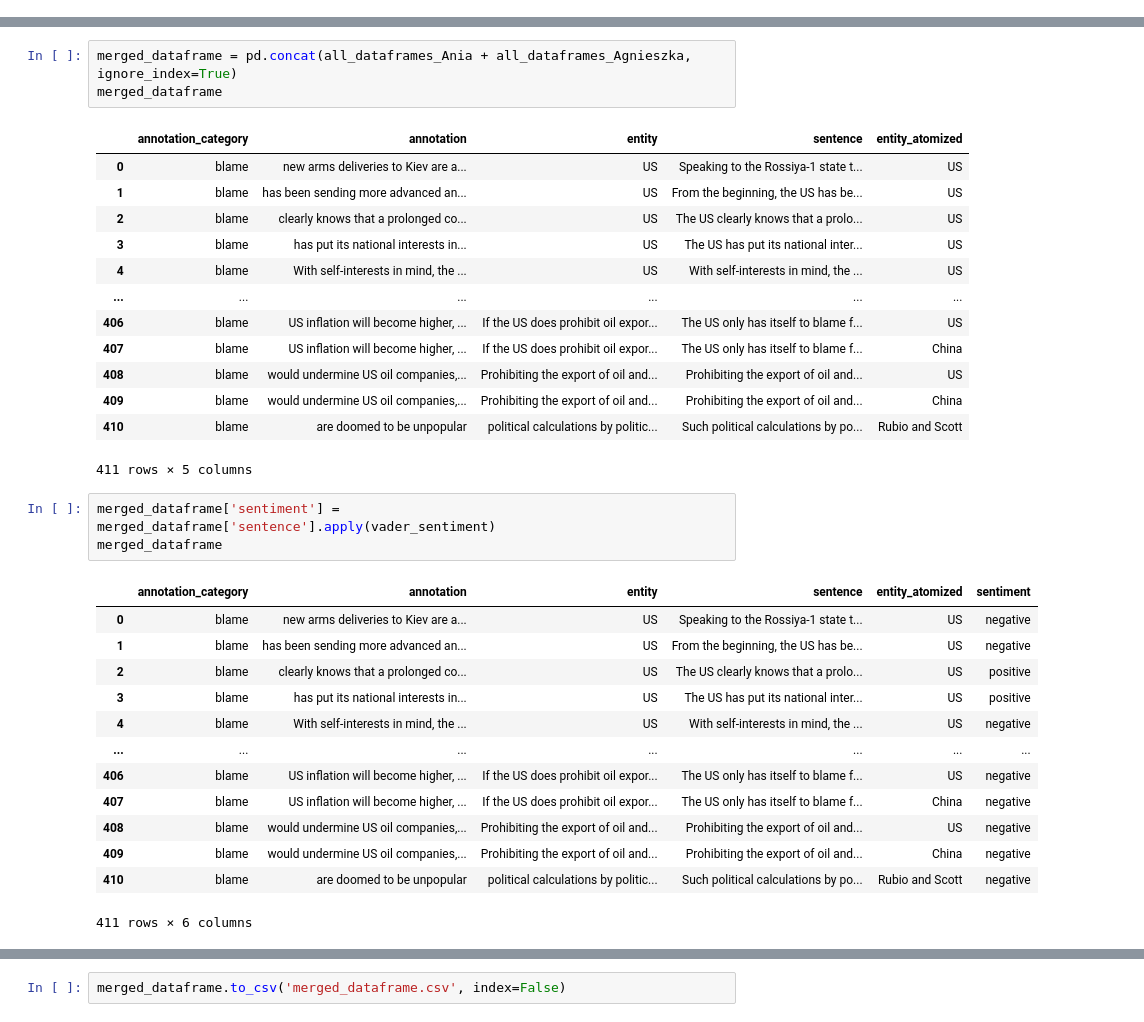
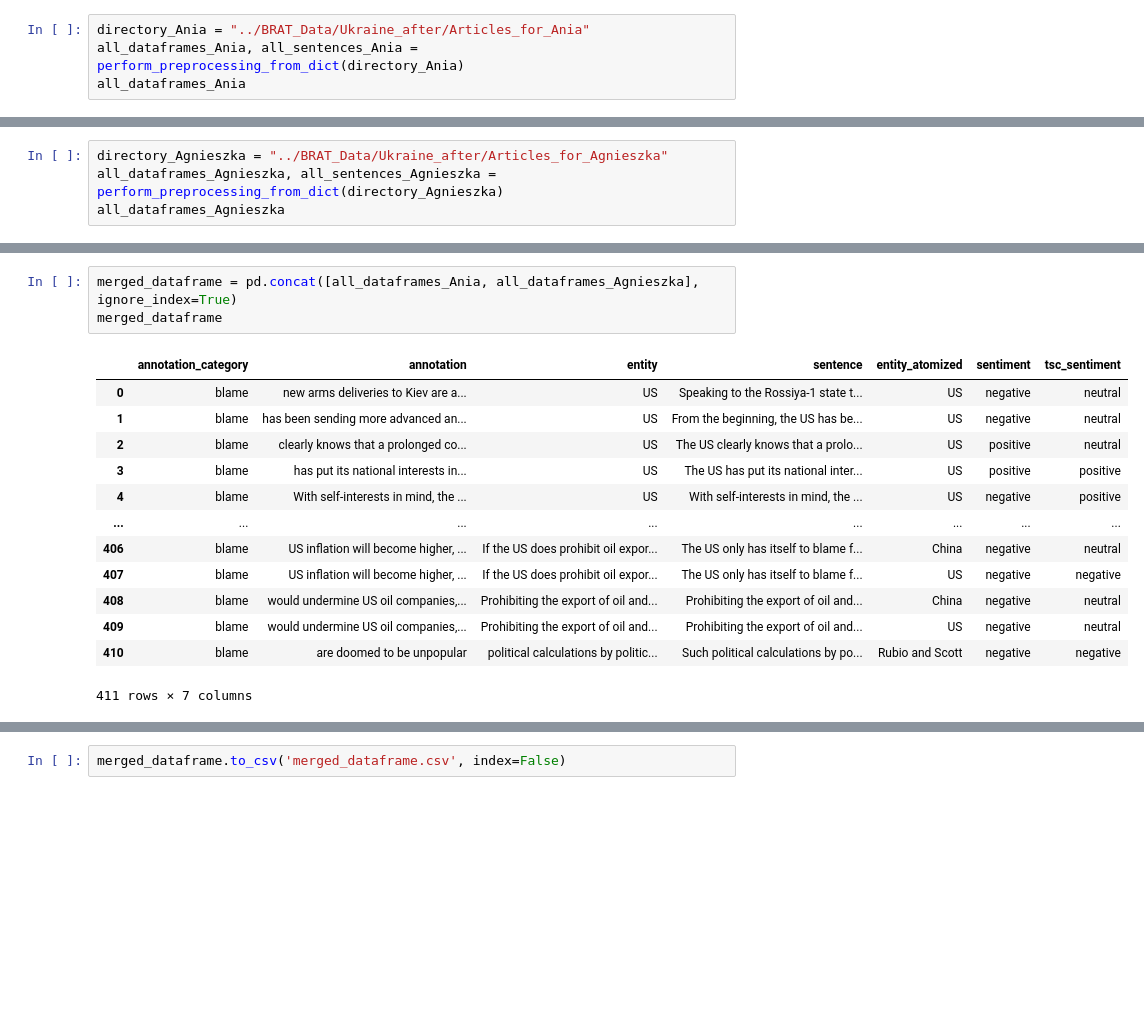
Before and after one commit to szuvarska/BScThesis-TextMiningForPoliticalScience, a Jupyter notebook: BlameAndPraise/model_test.ipynb, the cells around one changed output, grey strips where cells are left out. Cells and saved outputs as stored; diff of their text form; blank space fills up the shorter version.

Commit message:
add upgraded blame&praise model

```diff
--- a/BlameAndPraise/model_test.ipynb
+++ b/BlameAndPraise/model_test.ipynb
@@ -91,0 +10,4 @@ for filename in os.listdir(directory):
+# %%
+directory_Ania = "../BRAT_Data/Ukraine_after/Articles_for_Ania"
+all_dataframes_Ania, all_sentences_Ania = perform_preprocessing_from_dict(directory_Ania)
+all_dataframes_Ania
@@ -91,0 +30,4 @@ for filename in os.listdir(directory):
+# %%
+directory_Agnieszka = "../BRAT_Data/Ukraine_after/Articles_for_Agnieszka"
+all_dataframes_Agnieszka, all_sentences_Agnieszka = perform_preprocessing_from_dict(directory_Agnieszka)
+all_dataframes_Agnieszka
@@ -92,34 +54,17 @@ for filename in os.listdir(directory):
 # %%
-merged_dataframe = pd.concat(all_dataframes_Ania + all_dataframes_Agnieszka, ignore_index=True)
+merged_dataframe = pd.concat([all_dataframes_Ania, all_dataframes_Agnieszka], ignore_index=True)
 merged_dataframe
 # %% [output]
-|  | annotation_category | annotation | entity | sentence | entity_atomized |
-| 0 | blame | new arms deliveries to Kiev are a... | US | Speaking to the Rossiya-1 state t... | US |
-| 1 | blame | has been sending more advanced an... | US | From the beginning, the US has be... | US |
-| 2 | blame | clearly knows that a prolonged co... | US | The US clearly knows that a prolo... | US |
-| 3 | blame | has put its national interests in... | US | The US has put its national inter... | US |
-| 4 | blame | With self-interests in mind, the ... | US | With self-interests in mind, the ... | US |
-| ... | ... | ... | ... | ... | ... |
-| 406 | blame | US inflation will become higher, ... | If the US does prohibit oil expor... | The US only has itself to blame f... | US |
-| 407 | blame | US inflation will become higher, ... | If the US does prohibit oil expor... | The US only has itself to blame f... | China |
-| 408 | blame | would undermine US oil companies,... | Prohibiting the export of oil and... | Prohibiting the export of oil and... | US |
-| 409 | blame | would undermine US oil companies,... | Prohibiting the export of oil and... | Prohibiting the export of oil and... | China |
-| 410 | blame | are doomed to be unpopular | political calculations by politic... | Such political calculations by po... | Rubio and Scott |
+|  | annotation_category | annotation | entity | sentence | entity_atomized | sentiment | tsc_sentiment |
+| 0 | blame | new arms deliveries to Kiev are a... | US | Speaking to the Rossiya-1 state t... | US | negative | neutral |
+| 1 | blame | has been sending more advanced an... | US | From the beginning, the US has be... | US | negative | neutral |
+| 2 | blame | clearly knows that a prolonged co... | US | The US clearly knows that a prolo... | US | positive | neutral |
+| 3 | blame | has put its national interests in... | US | The US has put its national inter... | US | positive | positive |
+| 4 | blame | With self-interests in mind, the ... | US | With self-interests in mind, the ... | US | negative | positive |
+| ... | ... | ... | ... | ... | ... | ... | ... |
+| 406 | blame | US inflation will become higher, ... | If the US does prohibit oil expor... | The US only has itself to blame f... | China | negative | neutral |
+| 407 | blame | US inflation will become higher, ... | If the US does prohibit oil expor... | The US only has itself to blame f... | US | negative | negative |
+| 408 | blame | would undermine US oil companies,... | Prohibiting the export of oil and... | Prohibiting the export of oil and... | China | negative | neutral |
+| 409 | blame | would undermine US oil companies,... | Prohibiting the export of oil and... | Prohibiting the export of oil and... | US | negative | neutral |
+| 410 | blame | are doomed to be unpopular | political calculations by politic... | Such political calculations by po... | Rubio and Scott | negative | negative |
-411 rows × 5 columns
+411 rows × 7 columns
-# %%
-merged_dataframe['sentiment'] = merged_dataframe['sentence'].apply(vader_sentiment)
-merged_dataframe
-# %% [output]
-|  | annotation_category | annotation | entity | sentence | entity_atomized | sentiment |
-| 0 | blame | new arms deliveries to Kiev are a... | US | Speaking to the Rossiya-1 state t... | US | negative |
-| 1 | blame | has been sending more advanced an... | US | From the beginning, the US has be... | US | negative |
-| 2 | blame | clearly knows that a prolonged co... | US | The US clearly knows that a prolo... | US | positive |
-| 3 | blame | has put its national interests in... | US | The US has put its national inter... | US | positive |
-| 4 | blame | With self-interests in mind, the ... | US | With self-interests in mind, the ... | US | negative |
-| ... | ... | ... | ... | ... | ... | ... |
-| 406 | blame | US inflation will become higher, ... | If the US does prohibit oil expor... | The US only has itself to blame f... | US | negative |
-| 407 | blame | US inflation will become higher, ... | If the US does prohibit oil expor... | The US only has itself to blame f... | China | negative |
-| 408 | blame | would undermine US oil companies,... | Prohibiting the export of oil and... | Prohibiting the export of oil and... | US | negative |
-| 409 | blame | would undermine US oil companies,... | Prohibiting the export of oil and... | Prohibiting the export of oil and... | China | negative |
-| 410 | blame | are doomed to be unpopular | political calculations by politic... | Such political calculations by po... | Rubio and Scott | negative |
-411 rows × 6 columns
```
Also changed, not shown: parts of 10 cells of this notebook, 3 other files.
